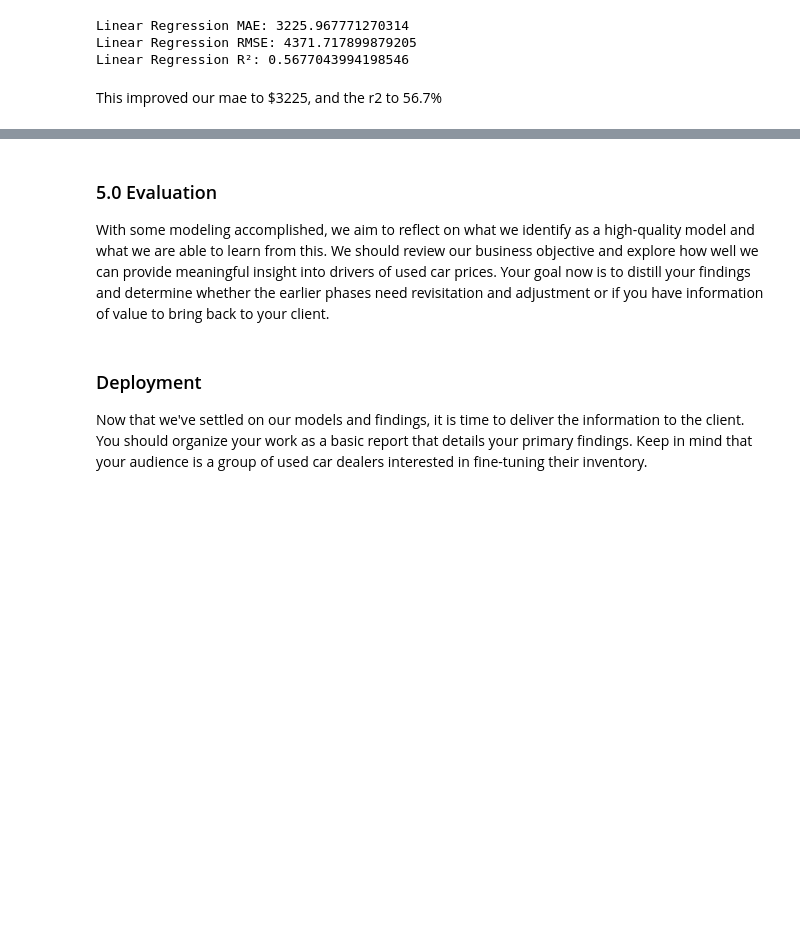
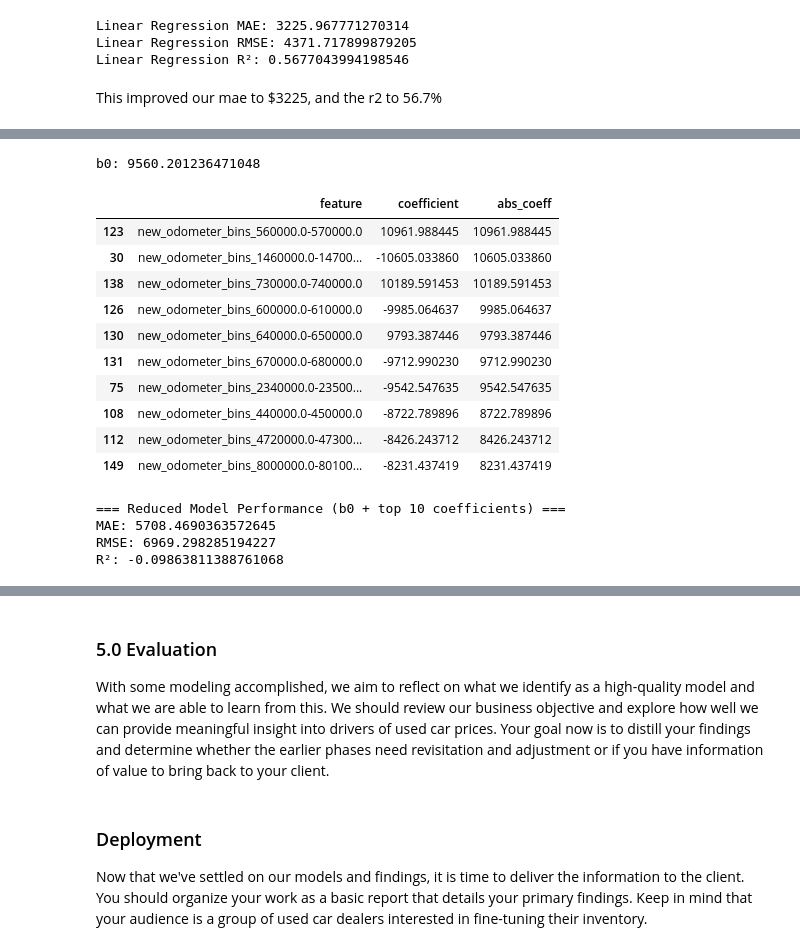
Before and after one commit to jeffreylgoode/what-drives-car-prices, a Jupyter notebook: notebooks/car_price_analysis.ipynb, the cells around one changed output, grey strips where cells are left out. Cells and saved outputs as stored; diff of their text form; code cells hidden in the pictures; blank space fills up the shorter version.

```diff
--- a/notebooks/car_price_analysis.ipynb
+++ b/notebooks/car_price_analysis.ipynb
@@ -2682,0 +3493,78 @@ print("Selected feature names:", sfs.k_feature_names_)
+# %%
+# 1. Extract fitted model + preprocessors
+lin_reg = lin_model.named_steps["model"]
+pre = lin_model[:-1]   # full preprocessing pipeline
+
+# 2. Extract feature names from the FITTED OneHotEncoder
+ct = lin_model.named_steps["preprocess"]
+
+feature_names = []
+for name, transformer, cols in ct.transformers_:
+    if name == "cat":
+        ohe = transformer
+        ohe_feature_names = ohe.get_feature_names_out(cols)
+        feature_names.extend(ohe_feature_names)
+    elif name == "num":
+        feature_names.extend(cols)
+
+# 3. Transform X_test using the FULL pipeline
+X_test_transformed = pre.transform(X_test)
+
+# ⭐ Convert sparse matrix to dense
+if hasattr(X_test_transformed, "toarray"):
+    X_test_transformed = X_test_transformed.toarray()
+
+# 4. Build coefficient table
+coef_df = pd.DataFrame({
+    "feature": feature_names,
+    "coefficient": lin_reg.coef_
+})
+coef_df["abs_coeff"] = coef_df["coefficient"].abs()
+coef_df = coef_df.sort_values("abs_coeff", ascending=False)
+
+# 5. Extract b0 and top 10 coefficients
+b0 = lin_reg.intercept_
+top10 = coef_df.head(10)
+
+print("b0:", b0)
+display(top10)
+
+# 6. Build reduced-model predictions
+y_pred_reduced = np.full(X_test_transformed.shape[0], b0)
+
+for _, row in top10.iterrows():
+    feat = row["feature"]
+    coef = row["coefficient"]
+
+    # find the column index for this feature
+    col_idx = feature_names.index(feat)
+
+    # add contribution (now dense, so no broadcasting issues)
+    y_pred_reduced += coef * X_test_transformed[:, col_idx]
+
+# 7. Evaluate reduced model
+mae_reduced = mean_absolute_error(y_test, y_pred_reduced)
+rmse_reduced = np.sqrt(mean_squared_error(y_test, y_pred_reduced))
+r2_reduced = r2_score(y_test, y_pred_reduced)
+
+print("\n=== Reduced Model Performance (b0 + top 10 coefficients) ===")
+print("MAE:", mae_reduced)
+print("RMSE:", rmse_reduced)
+print("R²:", r2_reduced)
+# %% [output]
+b0: 9560.201236471048
+|  | feature | coefficient | abs_coeff |
+| 123 | new_odometer_bins_560000.0-570000.0 | 10961.988445 | 10961.988445 |
+| 30 | new_odometer_bins_1460000.0-14700... | -10605.033860 | 10605.033860 |
+| 138 | new_odometer_bins_730000.0-740000.0 | 10189.591453 | 10189.591453 |
+| 126 | new_odometer_bins_600000.0-610000.0 | -9985.064637 | 9985.064637 |
+| 130 | new_odometer_bins_640000.0-650000.0 | 9793.387446 | 9793.387446 |
+| 131 | new_odometer_bins_670000.0-680000.0 | -9712.990230 | 9712.990230 |
+| 75 | new_odometer_bins_2340000.0-23500... | -9542.547635 | 9542.547635 |
+| 108 | new_odometer_bins_440000.0-450000.0 | -8722.789896 | 8722.789896 |
+| 112 | new_odometer_bins_4720000.0-47300... | -8426.243712 | 8426.243712 |
+| 149 | new_odometer_bins_8000000.0-80100... | -8231.437419 | 8231.437419 |
+=== Reduced Model Performance (b0 + top 10 coefficients) ===
+MAE: 5708.4690363572645
+RMSE: 6969.298285194227
+R²: -0.09863811388761068
```
Also changed, not shown: parts of 112 cells of this notebook.
